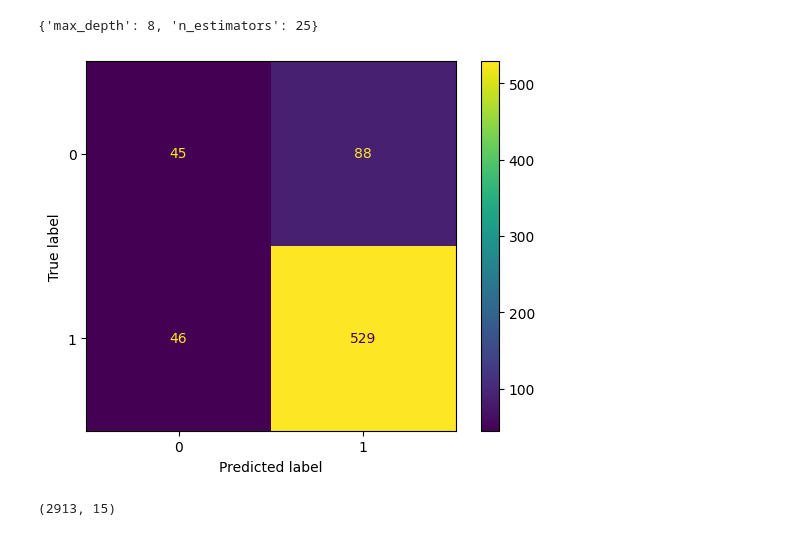
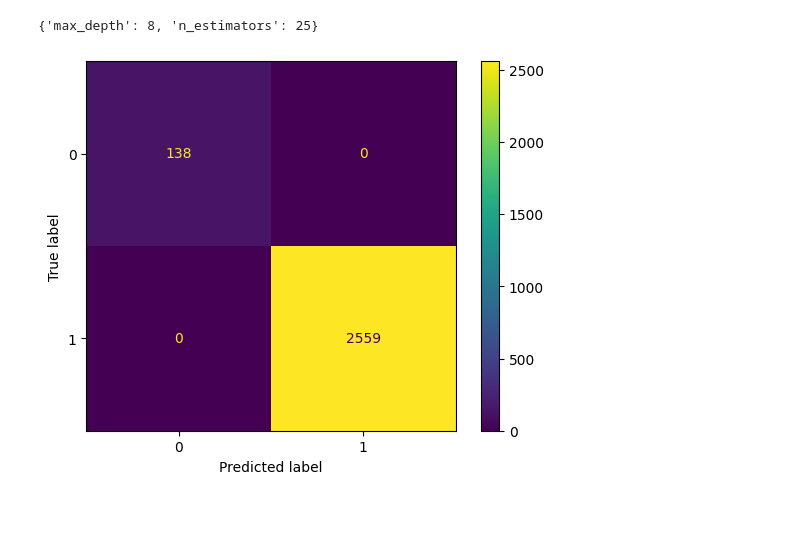
Before and after one commit to Akinlaso-codes/apply_datat_sci_lab, a Jupyter notebook: Heart_Disease_prediction_DSN_2024_AI_Bootcamp_Qualification_Hackathon_.ipynb, the cells around one changed output. Saved outputs shown, nothing was run; the diff lists cells and outputs as text; code cells hidden in the pictures.

```diff
--- a/Heart_Disease_prediction_DSN_2024_AI_Bootcamp_Qualification_Hackathon_.ipynb
+++ b/Heart_Disease_prediction_DSN_2024_AI_Bootcamp_Qualification_Hackathon_.ipynb
@@ -441,7 +401,6 @@ params
 # %%
-#params = {
-#
-#    "n_estimators": range(25, 100, 25),
-#    "max_depth": range(2, 16, 2)
-#}
-#params
+params = {
+    "n_estimators": range(25, 100, 25),
+    "max_depth": range(2, 16, 2)
+}
+params
@@ -479,4 +430,4 @@ GridSearchCV(cv=StratifiedKFold(n_splits=5, random_state=None, shuffle=False),
              verbose=1)
 # %%
-model.fit(X_over, y_over)
+model.fit(X, y)
 # %% [output]
@@ -529,5 +484,0 @@ pred_submission.head()
-# %%
-model = GridSearchCV(rfc, param_grid=params, cv=StratifiedKFold()).fit(X_train, y_train)
-# %%
-predictions = clf.predict(pred)
-predictions
@@ -558,10 +493,6 @@ with open("model-1-0.pkl", "wb") as f:
     pickle.dump(model, f)
 # %%
 # Plot confusion matrix
-ConfusionMatrixDisplay.from_estimator(model, X_val, y_val);
+ConfusionMatrixDisplay.from_estimator(model, pred, predictions);
 # %% [output]
-[figure, old version]
+[figure, new version]
-# %%
-df1.shape
-# %% [output]
-(2913, 15)
```
Also changed, not shown: parts of 36 cells of this notebook.
